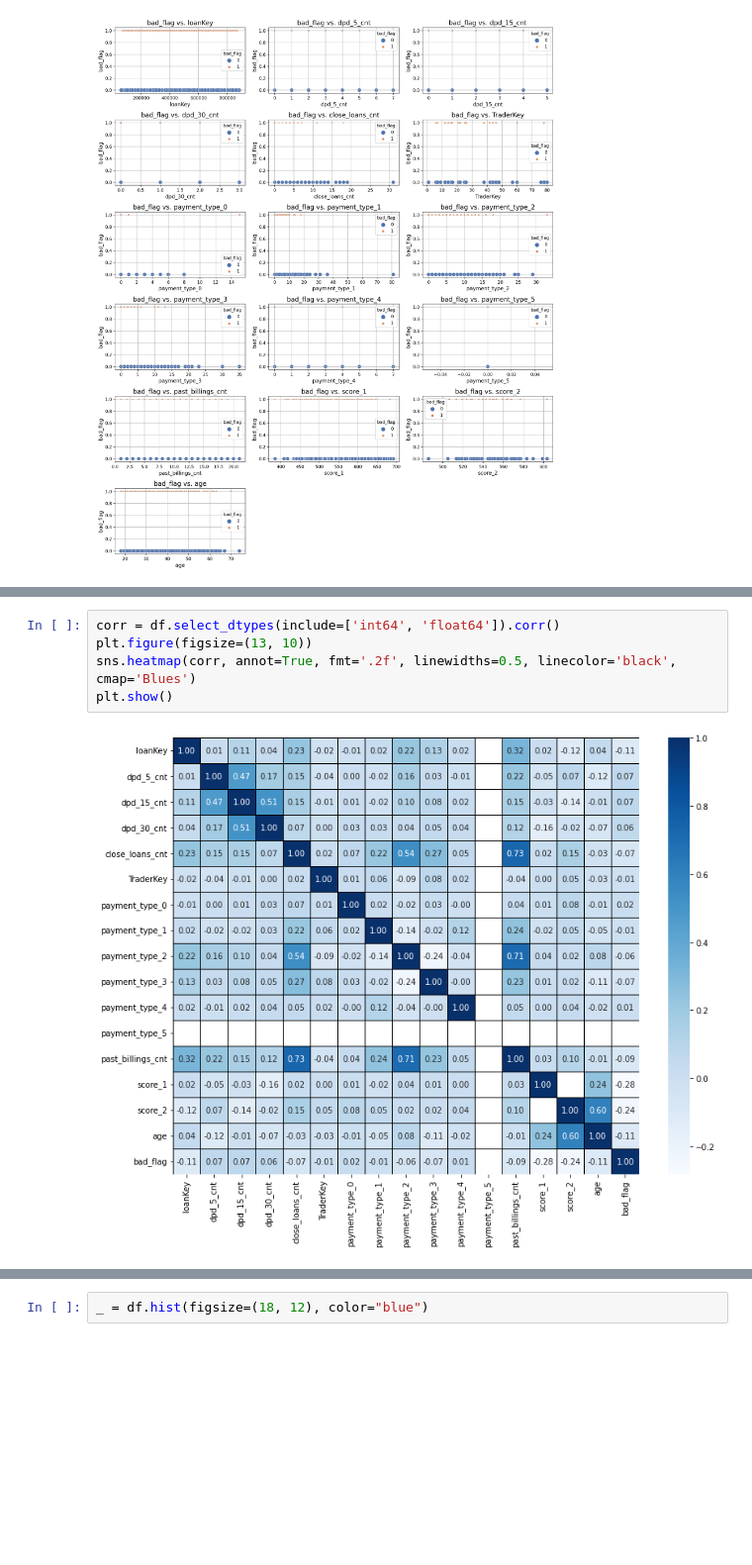
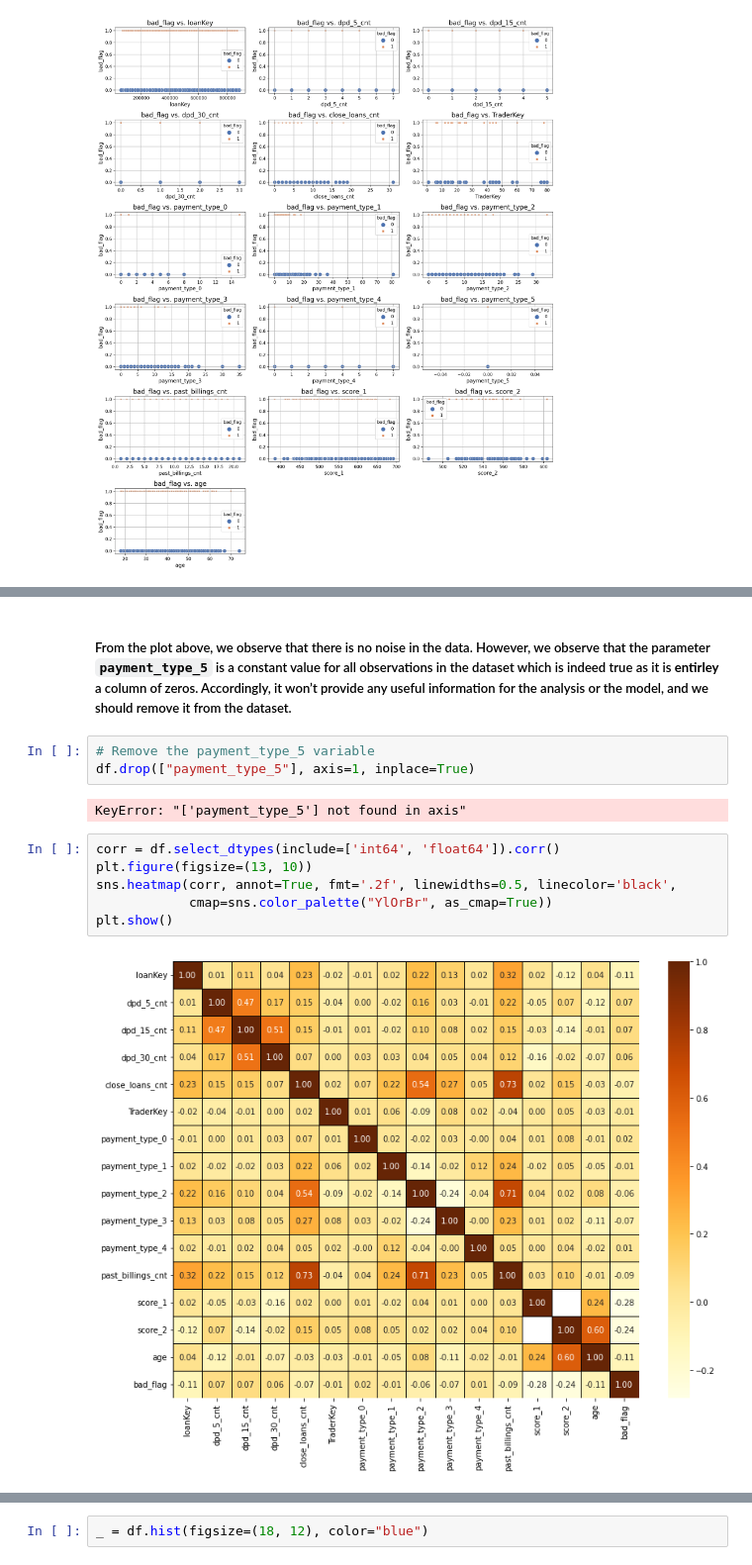
Before and after one commit to alyab16/Flagging-Loans, a Jupyter notebook: Flagging Loans.ipynb, the cells around one changed output, grey strips where cells are left out. Shown at 99% size. Drawn from its saved outputs; the diff is of its cells as text; blank space fills up the shorter version.

Commit message:
Updated the exploratory data analysis

```diff
--- a/Flagging Loans.ipynb
+++ b/Flagging Loans.ipynb
@@ -111,7 +118,15 @@ plt.show()
+# %% [markdown]
+##### From the plot above, we observe that there is no noise in the data. However, we observe that the parameter `payment_type_5` is a constant value for all observations in the dataset which is indeed true as it is **entirley** a column of zeros. Accordingly, it won’t provide any useful information for the analysis or the model, and we should remove it from the dataset.
+# %%
+# Remove the payment_type_5 variable
+df.drop(["payment_type_5"], axis=1, inplace=True)
+# %% [output]
+KeyError: "['payment_type_5'] not found in axis"
 # %%
 corr = df.select_dtypes(include=['int64', 'float64']).corr()
 plt.figure(figsize=(13, 10))
-sns.heatmap(corr, annot=True, fmt='.2f', linewidths=0.5, linecolor='black', cmap='Blues')
+sns.heatmap(corr, annot=True, fmt='.2f', linewidths=0.5, linecolor='black',
+            cmap=sns.color_palette("YlOrBr", as_cmap=True))
 plt.show()
 # %% [output]
-[figure, old version]
+[figure, new version]
```
Also changed, not shown: parts of 5 cells of this notebook.
